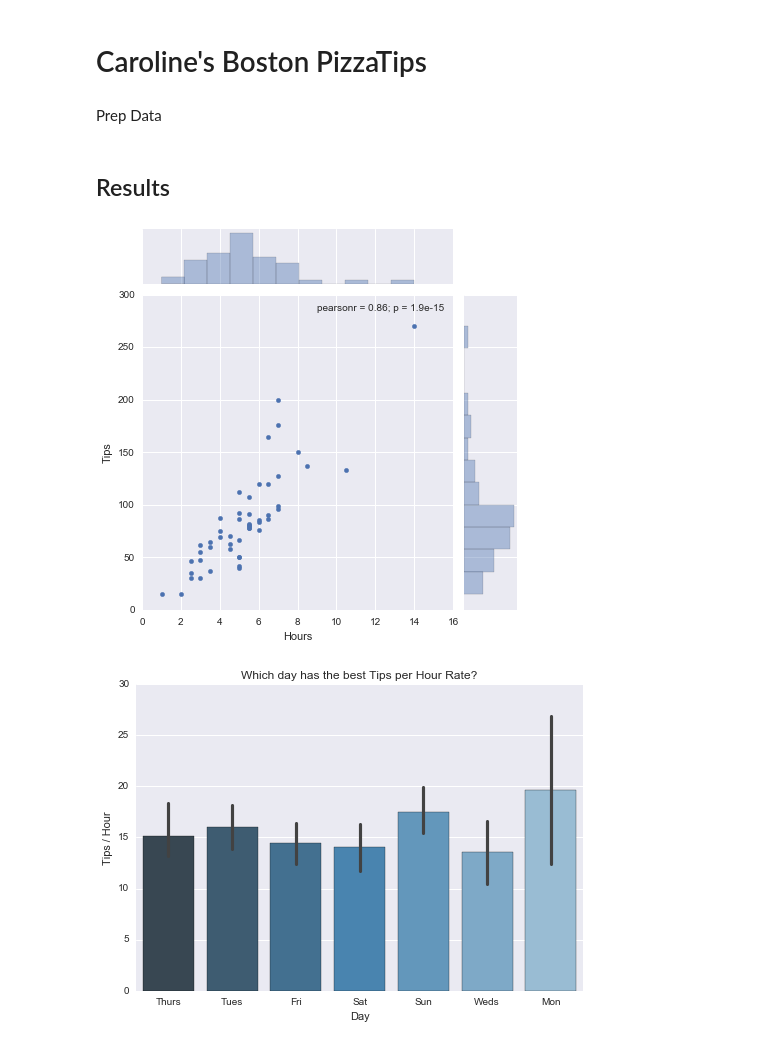
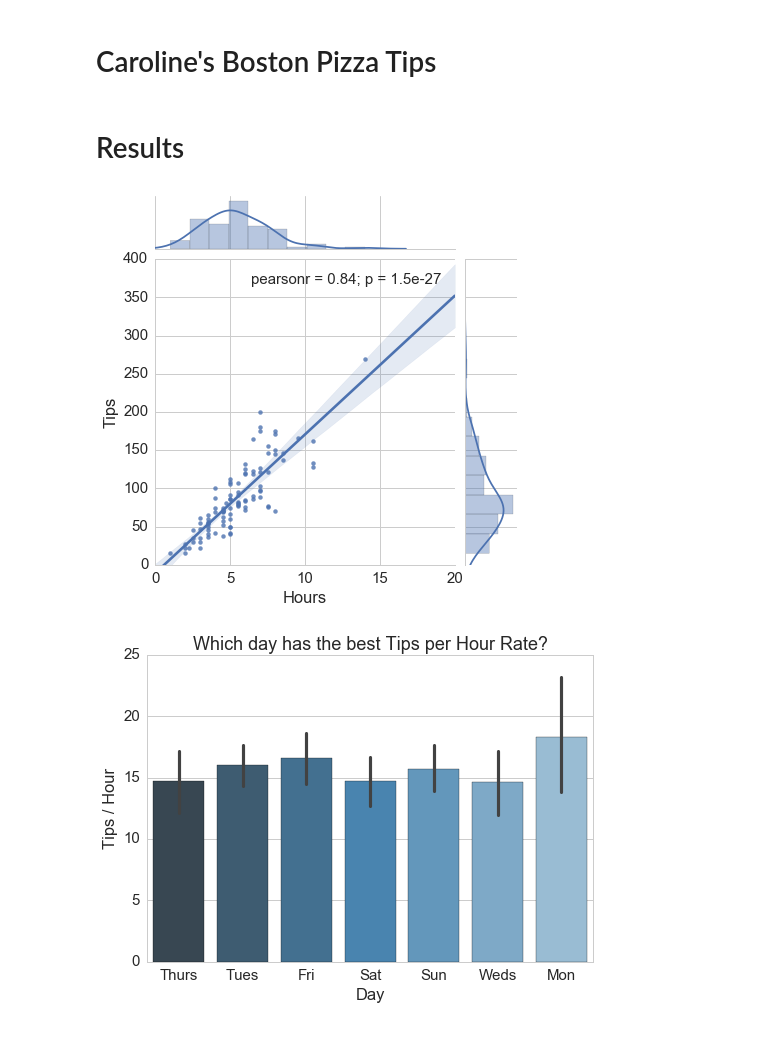
Before and after one commit to arose13/Python-Collection, a Jupyter notebook: Caroline Tips Notebook.ipynb, the cells around one changed output. Drawn from its saved outputs; the diff is of its cells as text; code cells hidden in the pictures.

Commit message:
New Caroline Tip Simple Stats

```diff
--- a/Caroline Tips Notebook.ipynb
+++ b/Caroline Tips Notebook.ipynb
@@ -1,23 +1,23 @@
 # %% [markdown]
-# Caroline's Boston PizzaTips
+# Caroline's Boston Pizza Tips
 # %%
 %matplotlib inline
 
 import warnings
+warnings.simplefilter('ignore')
+
 import pandas as pd
 import seaborn as sns
 import scipy.stats as stats
 import statsmodels.stats.multicomp as posthoc
 import matplotlib.pyplot as graph
 
-warnings.simplefilter('ignore')
-sns.set()
+sns.set(font_scale=1.5)
+sns.set_style('whitegrid')
-# %% [markdown]
-Prep Data
 # %%
 # Get data
 column_names = ['#', 'Tips', 'Hours', 'Date', '?']
-data = pd.read_csv('data/01-06-2016-tipsee-12-13.csv', header=-1)
+data = pd.read_csv('data/03-10-2016-tipsee-10-31.csv', header=-1)
 data.columns = column_names
 
 # Add Tips per hour column
@@ -26,12 +26,19 @@ data['Tips per Hour'] = data['Tips'] / data['Hours']
 dates = pd.to_datetime(data['Date'])
 data['Day'] = pd.to_datetime(data['Date']).dt.dayofweek
 # %% [markdown]
-## Results
+# Results
 # %%
-sns.jointplot(x='Hours', y='Tips', data=pd.DataFrame(data, columns=['Hours', 'Tips']))
+sns.jointplot(
+    x='Hours',
+    y='Tips',
+    data=pd.DataFrame(data, columns=['Hours', 'Tips']),
+    kind='reg'
+)
+graph.xlim([0, 20])
+graph.ylim([0, 400])
 graph.show()
 # %% [output]
-[figure, old version]
+[figure, new version]
 # %%
 # Which day has the best tips per hour rate?
 day_array = {0: 'Mon', 1: 'Tues', 2: 'Weds', 3: 'Thurs', 4: 'Fri', 5: 'Sat', 6: 'Sun'}
@@ -44,7 +51,7 @@ graph.title('Which day has the best Tips per Hour Rate?')
 graph.ylabel('Tips / Hour')
 graph.show()
 # %% [output]
-[figure, old version]
+[figure, new version]
 # %%
 # Run ANOVA with Post Hoc test to figure which day is significantly different
 post_test = posthoc.MultiComparison(data=data['Tips per Hour'], groups=data['Day'])
```
Also changed, not shown: parts of 2 cells of this notebook, 2 other files.
